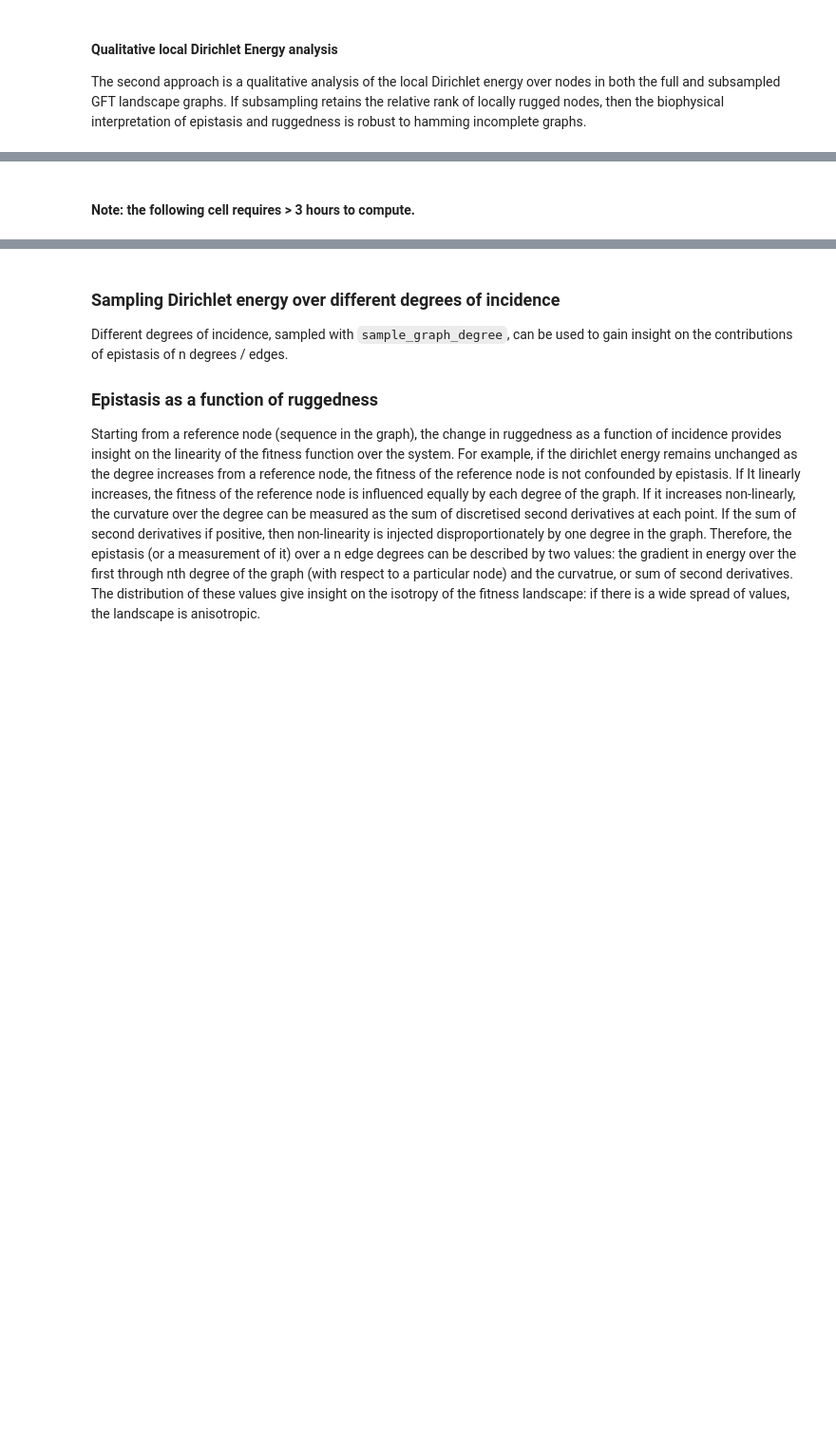
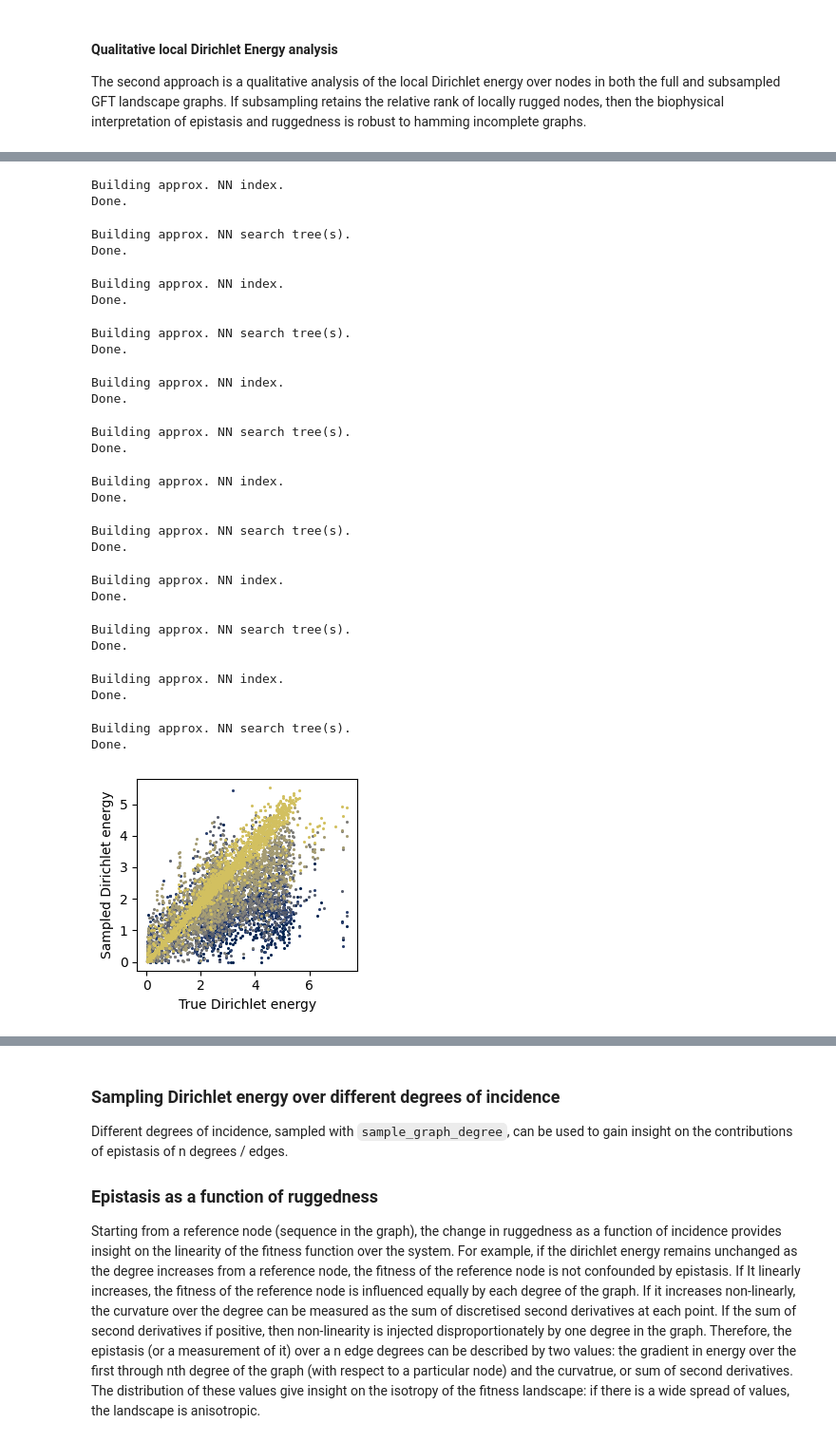
Before and after one commit to RSCJacksonLab/graph-ruggedness-de, a Jupyter notebook: src/Figure_4.ipynb, the cells around one changed output, grey strips where cells are left out. Shown at 95% size. Drawn from its saved outputs; the diff is of its cells as text; code cells hidden in the pictures; blank space fills up the shorter version.

```diff
--- a/src/Figure_4.ipynb
+++ b/src/Figure_4.ipynb
@@ -126,2 +236,0 @@ graph_ruggedness_de.compute_local_dirichlet_energy(G=G_sampled)
-# %% [markdown]
-#### Note: the following cell requires > 3 hours to compute.
@@ -131,9 +236,0 @@ graph_ruggedness_de.compute_local_dirichlet_energy(G=G_k_con,
-# %%
-sampling_prop = 0.1
-nodes = G_k.number_of_nodes()
-
-scaling_factor = np.sqrt(nodes) / np.sqrt(nodes*sampling_prop)
-G_sampled, sampled_nodes, sampled_values = graph_ruggedness_de.sample_graph(G=G_k,
-                                                                            sample_size=sampling_prop)
-graph_ruggedness_de.add_ohe_knn_edges_approx(G=G_sampled,
-                                            k=int(np.sqrt(G_sampled.number_of_nodes())))
@@ -142,0 +237,59 @@ graph_ruggedness_de.compute_local_dirichlet_energy(G=G_sampled,
+# %%
+G_k = graph_ruggedness_de.build_ohe_graph(seq_ls=seq_ls,
+                                        values=values,
+                                        edges=False,
+                                        hamming_edges=False,
+                                        approximate=True,
+                                        n=int(np.sqrt(len(df))))
+
+sampling_props = [0.1, 0.2, 0.3, 0.4, 0.5, 0.75]
+
+fig, ax = plt.subplots(figsize=(3,2.75))
+cmap = cm.get_cmap('cividis')
+num_colors = len(sampling_props)
+
+for i, sampling_prop in enumerate(sampling_props):
+    color = cmap(i / num_colors)
+    G_sampled, sampled_nodes, sampled_values = graph_ruggedness_de.sample_graph(G=G_k,
+                                                                                sample_size=sampling_prop)
+    graph_ruggedness_de.add_ohe_knn_edges_approx(G=G_sampled,
+                                                    k=int(np.sqrt(G_sampled.number_of_nodes())))
+    graph_ruggedness_de.compute_local_dirichlet_energy(G=G_sampled)
+
+    G_sampled_de_dict = {
+        G_sampled.nodes[node]['sequence']: G_sampled.nodes[node]['local_dirichlet'] for node in G_sampled.nodes
+    }
+    G_k_con_vals = [G_k_de_dict[key]/int(np.sqrt(G_k_con.number_of_nodes())) for key in G_sampled_de_dict.keys()]
+    G_sampled_con_vals = [G_sampled_de_dict[key]/int(np.sqrt(G_sampled.number_of_nodes())) for key in G_sampled_de_dict.keys()]
+    plt.tight_layout()
+    plt.scatter(G_k_con_vals, G_sampled_con_vals, alpha=1, s=1.5, color=color)
+    plt.xlabel('True Dirichlet energy')
+    plt.ylabel('Sampled Dirichlet energy')
+
+plt.savefig('figures/Figure_4/sampled_vs_true_local_dirichlet.pdf')
+# %% [output]
+Building approx. NN index.
+Done.
+Building approx. NN search tree(s).
+Done.
+Building approx. NN index.
+Done.
+Building approx. NN search tree(s).
+Done.
+Building approx. NN index.
+Done.
+Building approx. NN search tree(s).
+Done.
+Building approx. NN index.
+Done.
+Building approx. NN search tree(s).
+Done.
+Building approx. NN index.
+Done.
+Building approx. NN search tree(s).
+Done.
+Building approx. NN index.
+Done.
+Building approx. NN search tree(s).
+Done.
+[figure, added]
```
Also changed, not shown: parts of 36 cells of this notebook, 1 other file.
